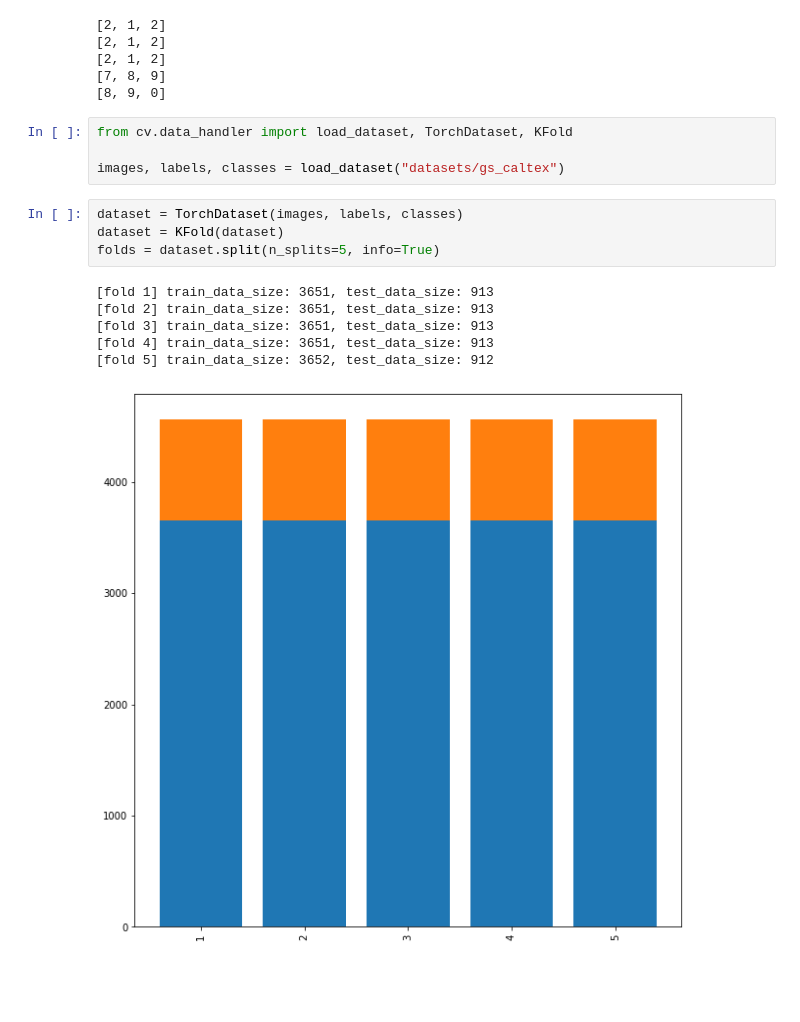
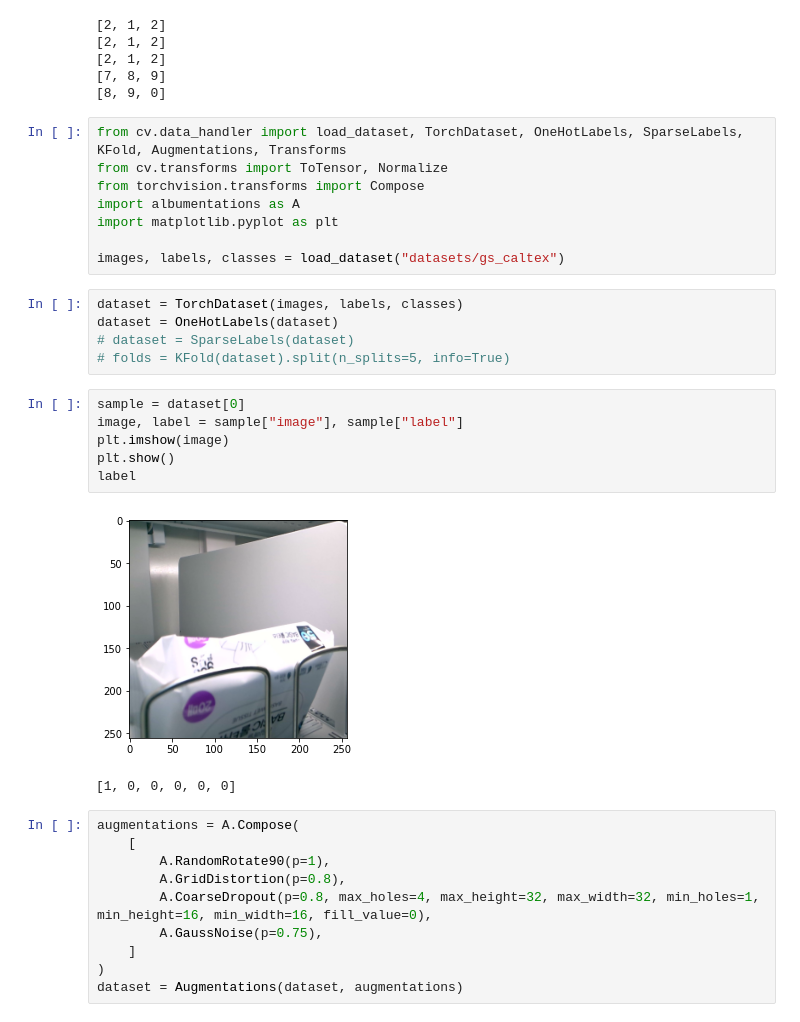
Before and after one commit to jinoan/DL_Note, a Jupyter notebook: Untitled.ipynb, the cells around one changed output. Cells and saved outputs as stored; diff of their text form; blank space fills up the shorter version.

Commit message:
feat: data_handler, transforms 기본 모듈 추가

```diff
--- a/Untitled.ipynb
+++ b/Untitled.ipynb
@@ -117,17 +96,34 @@ print(e.a)
 [7, 8, 9]
 [8, 9, 0]
 # %%
-from cv.data_handler import load_dataset, TorchDataset, KFold
+from cv.data_handler import load_dataset, TorchDataset, OneHotLabels, SparseLabels, KFold, Augmentations, Transforms
+from cv.transforms import ToTensor, Normalize
+from torchvision.transforms import Compose
+import albumentations as A
+import matplotlib.pyplot as plt
 
 images, labels, classes = load_dataset("datasets/gs_caltex")
 # %%
 dataset = TorchDataset(images, labels, classes)
-dataset = KFold(dataset)
-folds = dataset.split(n_splits=5, info=True)
+dataset = OneHotLabels(dataset)
+# dataset = SparseLabels(dataset)
+# folds = KFold(dataset).split(n_splits=5, info=True)
-# %% [output]
-[fold 1] train_data_size: 3651, test_data_size: 913
-[fold 2] train_data_size: 3651, test_data_size: 913
-[fold 3] train_data_size: 3651, test_data_size: 913
-[fold 4] train_data_size: 3651, test_data_size: 913
-[fold 5] train_data_size: 3652, test_data_size: 912
-[figure, removed]
+# %%
+sample = dataset[0]
+image, label = sample["image"], sample["label"]
+plt.imshow(image)
+plt.show()
+label
+# %% [output]
+[figure, added]
+[1, 0, 0, 0, 0, 0]
+# %%
+augmentations = A.Compose(
+    [
+        A.RandomRotate90(p=1),
+        A.GridDistortion(p=0.8),
+        A.CoarseDropout(p=0.8, max_holes=4, max_height=32, max_width=32, min_holes=1, min_height=16, min_width=16, fill_value=0),
+        A.GaussNoise(p=0.75),
+    ]
+)
+dataset = Augmentations(dataset, augmentations)
```
Also changed, not shown: parts of 9 cells of this notebook, 3 other files.
